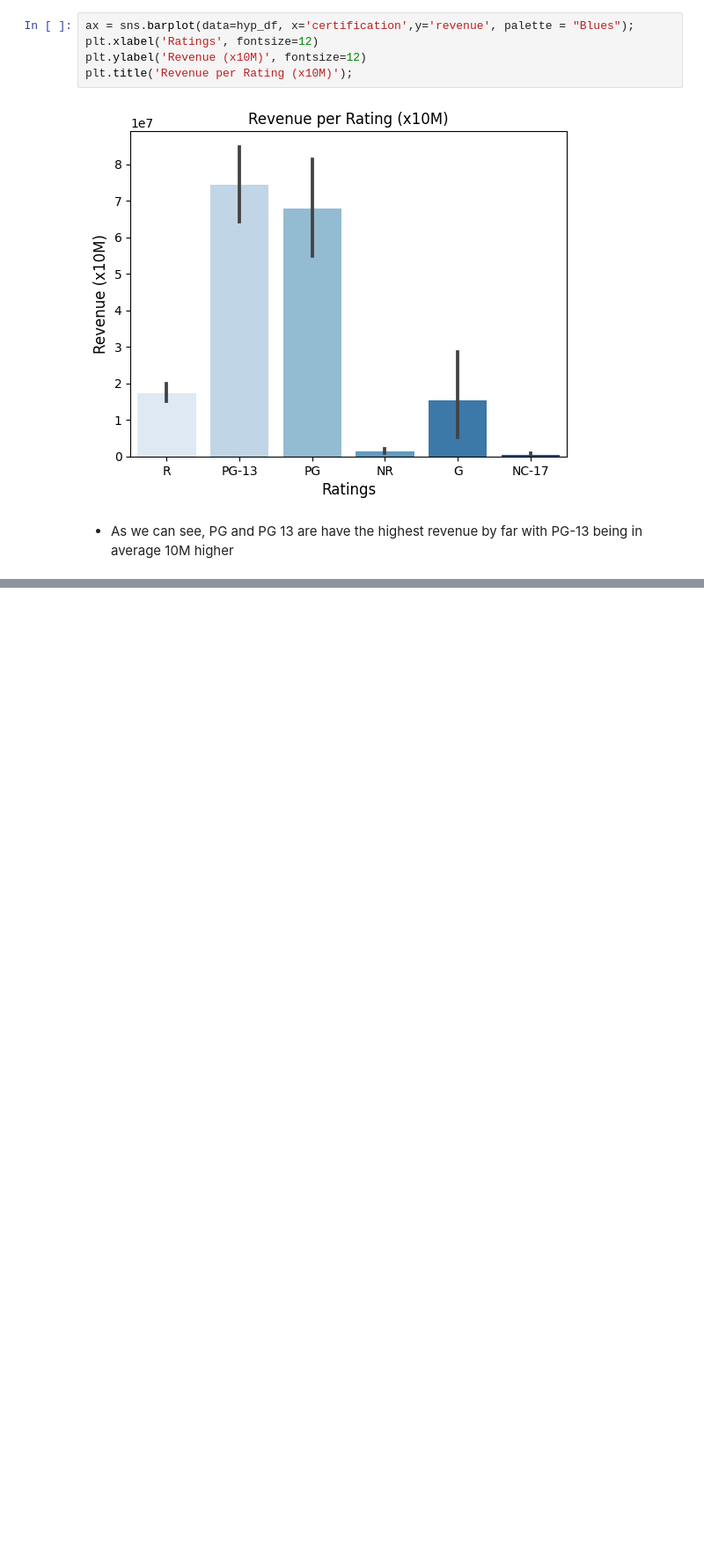
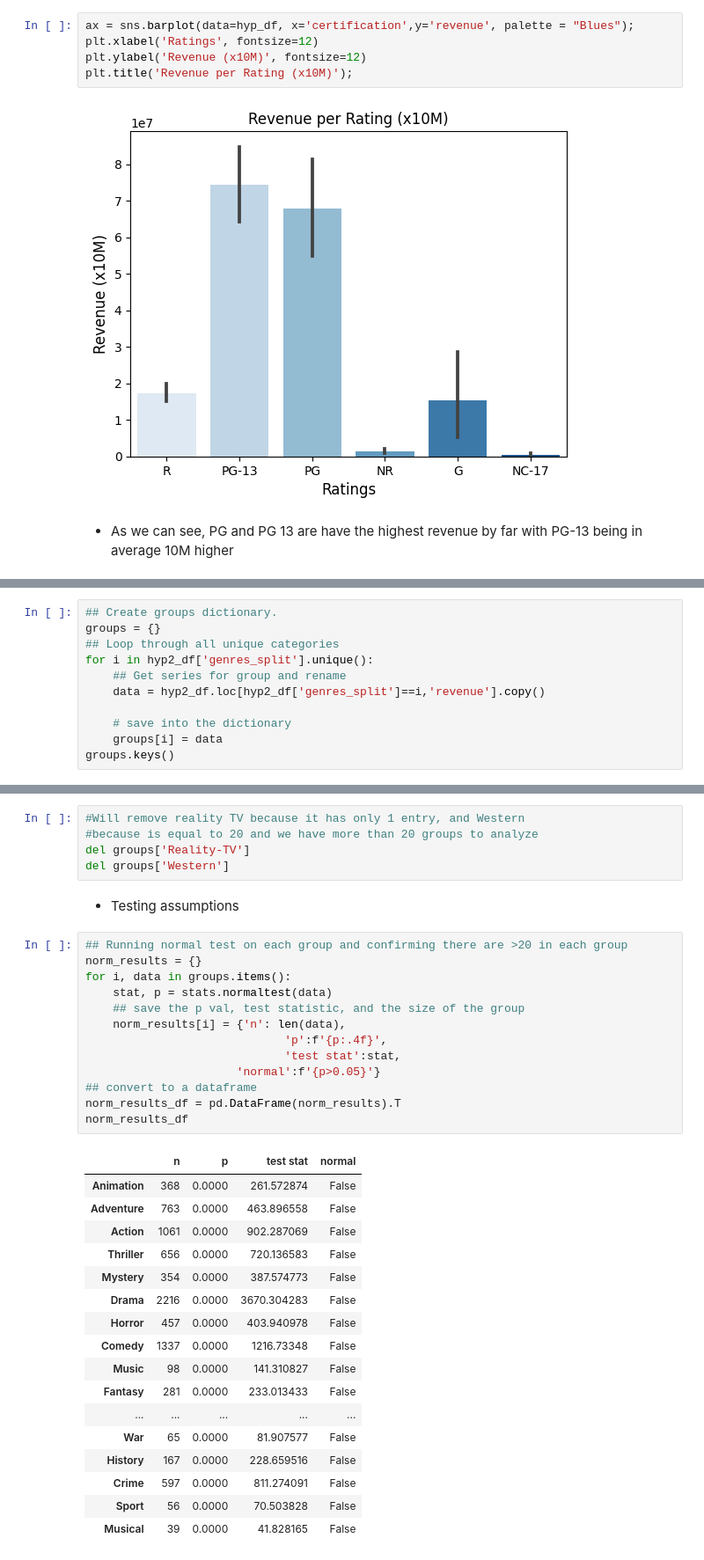
Before and after one commit to paulapipkin/Project_3_IMDB, a Jupyter notebook: Project 3 IMDB Part 4 - Hypothesis Testing.ipynb, the cells around one changed output, grey strips where cells are left out. Shown at 88% size. Saved outputs shown, nothing was run; the diff lists cells and outputs as text; blank space fills up the shorter version.

```diff
--- a/Project 3 IMDB Part 4 - Hypothesis Testing.ipynb
+++ b/Project 3 IMDB Part 4 - Hypothesis Testing.ipynb
@@ -244,0 +285,11 @@ plt.title('Revenue per Rating (x10M)');
+# %%
+## Create groups dictionary.
+groups = {}
+## Loop through all unique categories
+for i in hyp2_df['genres_split'].unique():
+    ## Get series for group and rename
+    data = hyp2_df.loc[hyp2_df['genres_split']==i,'revenue'].copy()
+
+    # save into the dictionary
+    groups[i] = data
+groups.keys()
@@ -244,0 +322,38 @@ plt.title('Revenue per Rating (x10M)');
+# %%
+#Will remove reality TV because it has only 1 entry, and Western
+#because is equal to 20 and we have more than 20 groups to analyze
+del groups['Reality-TV']
+del groups['Western']
+# %% [markdown]
+- Testing assumptions
+# %%
+## Running normal test on each group and confirming there are >20 in each group
+norm_results = {}
+for i, data in groups.items():
+    stat, p = stats.normaltest(data)
+    ## save the p val, test statistic, and the size of the group
+    norm_results[i] = {'n': len(data),
+                             'p':f'{p:.4f}',
+                             'test stat':stat,
+                      'normal':f'{p>0.05}'}
+## convert to a dataframe
+norm_results_df = pd.DataFrame(norm_results).T
+norm_results_df
+# %% [output]
+|  | n | p | test stat | normal |
+| Animation | 368 | 0.0000 | 261.572874 | False |
+| Adventure | 763 | 0.0000 | 463.896558 | False |
+| Action | 1061 | 0.0000 | 902.287069 | False |
+| Thriller | 656 | 0.0000 | 720.136583 | False |
+| Mystery | 354 | 0.0000 | 387.574773 | False |
+| Drama | 2216 | 0.0000 | 3670.304283 | False |
+| Horror | 457 | 0.0000 | 403.940978 | False |
+| Comedy | 1337 | 0.0000 | 1216.73348 | False |
+| Music | 98 | 0.0000 | 141.310827 | False |
+| Fantasy | 281 | 0.0000 | 233.013433 | False |
+| ... | ... | ... | ... | ... |
+| War | 65 | 0.0000 | 81.907577 | False |
+| History | 167 | 0.0000 | 228.659516 | False |
+| Crime | 597 | 0.0000 | 811.274091 | False |
+| Sport | 56 | 0.0000 | 70.503828 | False |
+| Musical | 39 | 0.0000 | 41.828165 | False |
```
Also changed, not shown: parts of 28 cells of this notebook.
